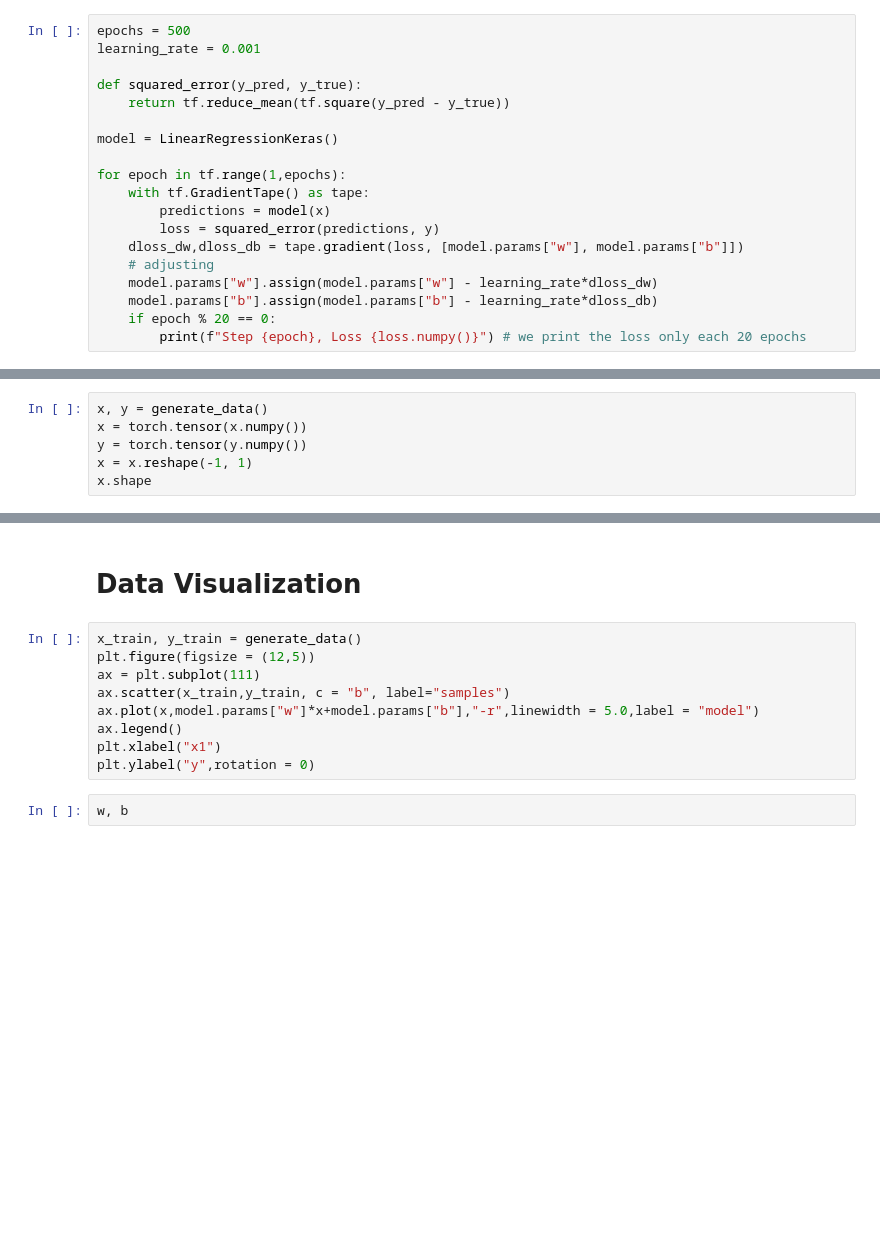
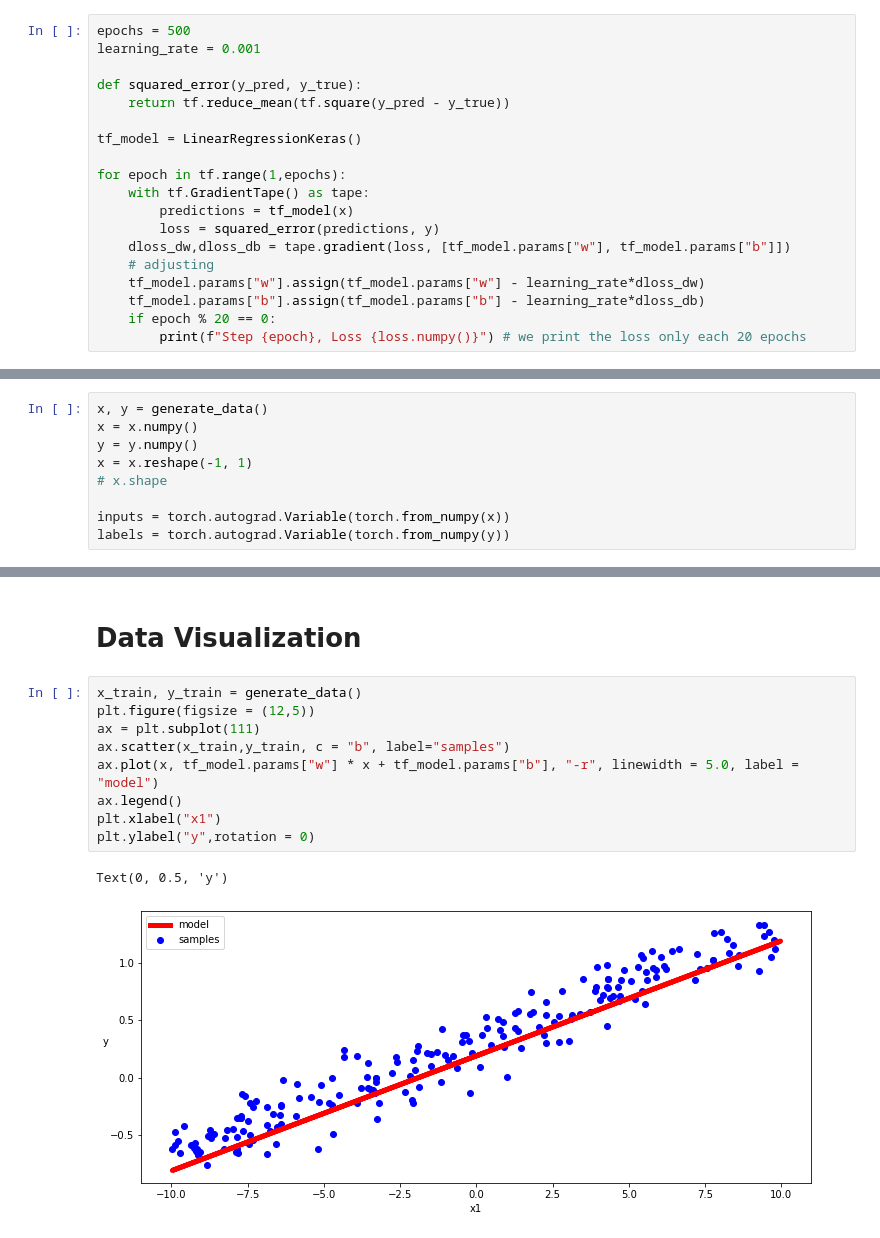
Before and after one commit to JacopoMangiavacchi/TF-VS-PyTorch, a Jupyter notebook: LinearRegression.ipynb, the cells around one changed output, grey strips where cells are left out. Cells and saved outputs as stored; diff of their text form; blank space fills up the shorter version.

```diff
--- a/LinearRegression.ipynb
+++ b/LinearRegression.ipynb
@@ -81,16 +81,16 @@ learning_rate = 0.001
 def squared_error(y_pred, y_true):
     return tf.reduce_mean(tf.square(y_pred - y_true))
 
-model = LinearRegressionKeras()
+tf_model = LinearRegressionKeras()
 
 for epoch in tf.range(1,epochs):
     with tf.GradientTape() as tape:
-        predictions = model(x)
+        predictions = tf_model(x)
         loss = squared_error(predictions, y)
-    dloss_dw,dloss_db = tape.gradient(loss, [model.params["w"], model.params["b"]])
+    dloss_dw,dloss_db = tape.gradient(loss, [tf_model.params["w"], tf_model.params["b"]])
     # adjusting
-    model.params["w"].assign(model.params["w"] - learning_rate*dloss_dw)
-    model.params["b"].assign(model.params["b"] - learning_rate*dloss_db)
+    tf_model.params["w"].assign(tf_model.params["w"] - learning_rate*dloss_dw)
+    tf_model.params["b"].assign(tf_model.params["b"] - learning_rate*dloss_db)
     if epoch % 20 == 0:
         print(f"Step {epoch}, Loss {loss.numpy()}") # we print the loss only each 20 epochs
 # %% [output]
@@ -115,7 +115,10 @@ Step 480, Loss 0.036020584404468536
 # PyTorch Training
 # %%
 x, y = generate_data()
-x = torch.tensor(x.numpy())
-y = torch.tensor(y.numpy())
+x = x.numpy()
+y = y.numpy()
 x = x.reshape(-1, 1)
-x.shape
+# x.shape
+
+inputs = torch.autograd.Variable(torch.from_numpy(x))
+labels = torch.autograd.Variable(torch.from_numpy(y))
@@ -153,11 +154,12 @@ for epoch in range(epochs):
 # %%
 x_train, y_train = generate_data()
 plt.figure(figsize = (12,5))
 ax = plt.subplot(111)
 ax.scatter(x_train,y_train, c = "b", label="samples")
-ax.plot(x,model.params["w"]*x+model.params["b"],"-r",linewidth = 5.0,label = "model")
+ax.plot(x, tf_model.params["w"] * x + tf_model.params["b"], "-r", linewidth = 5.0, label = "model")
 ax.legend()
 plt.xlabel("x1")
 plt.ylabel("y",rotation = 0)
+# %% [output]
+Text(0, 0.5, 'y')
+[figure, added]
-# %%
-w, b
```
Also changed, not shown: parts of 4 cells of this notebook.
